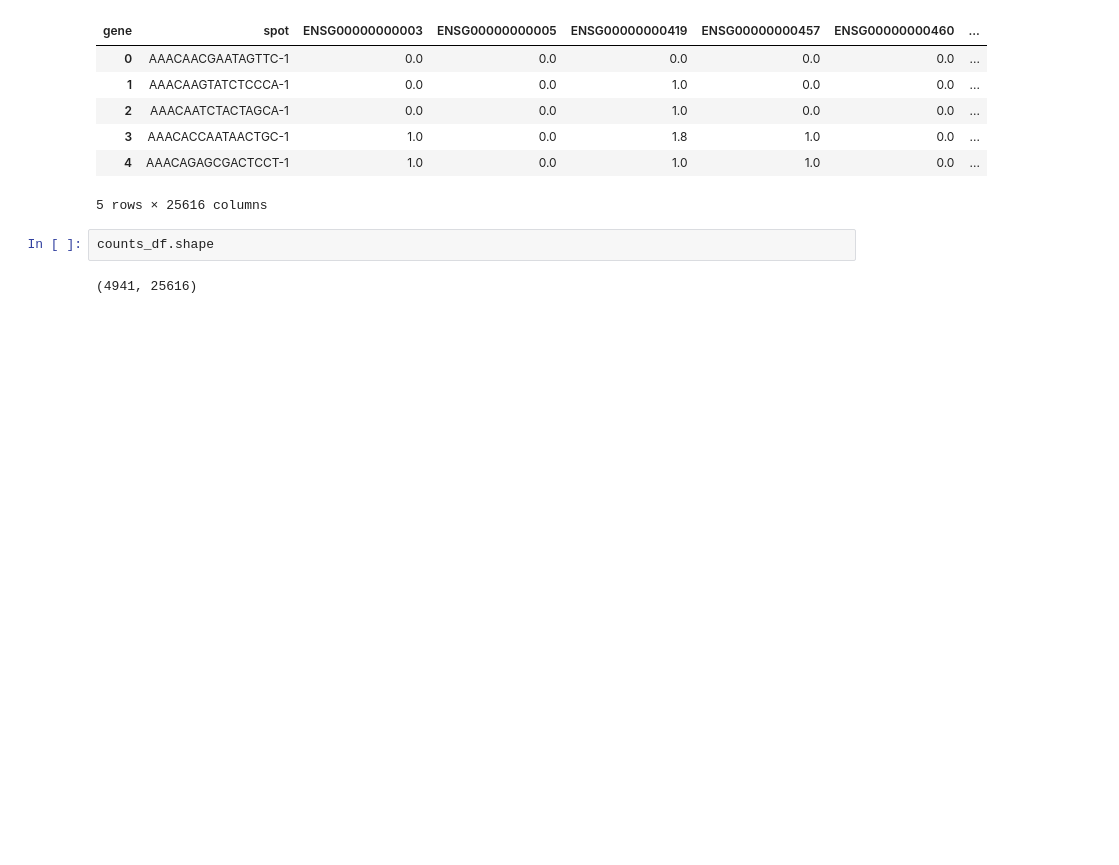
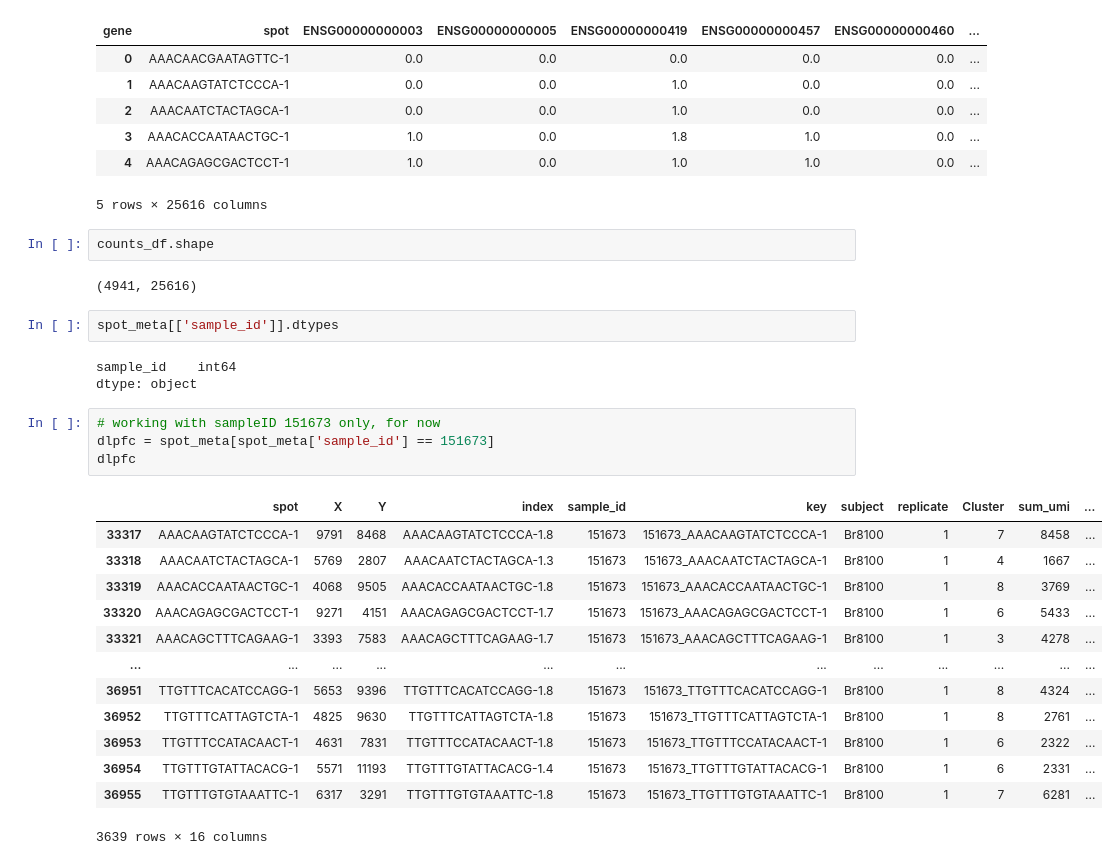
Before and after one commit to kiristern/QLSsummer2022, a Jupyter notebook: libd_explore.ipynb, the cells around one changed output. Cells and saved outputs as stored; diff of their text form; blank space fills up the shorter version.

```diff
--- a/libd_explore.ipynb
+++ b/libd_explore.ipynb
@@ -204,3 +201,26 @@ counts_df.head()
 counts_df.shape
 # %% [output]
 (4941, 25616)
+# %%
+spot_meta[['sample_id']].dtypes
+# %% [output]
+sample_id    int64
+dtype: object
+# %%
+# working with sampleID 151673 only, for now
+dlpfc = spot_meta[spot_meta['sample_id'] == 151673]
+dlpfc
+# %% [output]
+|  | spot | X | Y | index | sample_id | key | subject | replicate | Cluster | sum_umi | ... |
+| 33317 | AAACAAGTATCTCCCA-1 | 9791 | 8468 | AAACAAGTATCTCCCA-1.8 | 151673 | 151673_AAACAAGTATCTCCCA-1 | Br8100 | 1 | 7 | 8458 | ... |
+| 33318 | AAACAATCTACTAGCA-1 | 5769 | 2807 | AAACAATCTACTAGCA-1.3 | 151673 | 151673_AAACAATCTACTAGCA-1 | Br8100 | 1 | 4 | 1667 | ... |
+| 33319 | AAACACCAATAACTGC-1 | 4068 | 9505 | AAACACCAATAACTGC-1.8 | 151673 | 151673_AAACACCAATAACTGC-1 | Br8100 | 1 | 8 | 3769 | ... |
+| 33320 | AAACAGAGCGACTCCT-1 | 9271 | 4151 | AAACAGAGCGACTCCT-1.7 | 151673 | 151673_AAACAGAGCGACTCCT-1 | Br8100 | 1 | 6 | 5433 | ... |
+| 33321 | AAACAGCTTTCAGAAG-1 | 3393 | 7583 | AAACAGCTTTCAGAAG-1.7 | 151673 | 151673_AAACAGCTTTCAGAAG-1 | Br8100 | 1 | 3 | 4278 | ... |
+| ... | ... | ... | ... | ... | ... | ... | ... | ... | ... | ... | ... |
+| 36951 | TTGTTTCACATCCAGG-1 | 5653 | 9396 | TTGTTTCACATCCAGG-1.8 | 151673 | 151673_TTGTTTCACATCCAGG-1 | Br8100 | 1 | 8 | 4324 | ... |
+| 36952 | TTGTTTCATTAGTCTA-1 | 4825 | 9630 | TTGTTTCATTAGTCTA-1.8 | 151673 | 151673_TTGTTTCATTAGTCTA-1 | Br8100 | 1 | 8 | 2761 | ... |
+| 36953 | TTGTTTCCATACAACT-1 | 4631 | 7831 | TTGTTTCCATACAACT-1.8 | 151673 | 151673_TTGTTTCCATACAACT-1 | Br8100 | 1 | 6 | 2322 | ... |
+| 36954 | TTGTTTGTATTACACG-1 | 5571 | 11193 | TTGTTTGTATTACACG-1.4 | 151673 | 151673_TTGTTTGTATTACACG-1 | Br8100 | 1 | 6 | 2331 | ... |
+| 36955 | TTGTTTGTGTAAATTC-1 | 6317 | 3291 | TTGTTTGTGTAAATTC-1.8 | 151673 | 151673_TTGTTTGTGTAAATTC-1 | Br8100 | 1 | 7 | 6281 | ... |
+3639 rows × 16 columns
```
Also changed, not shown: parts of 10 cells of this notebook.
